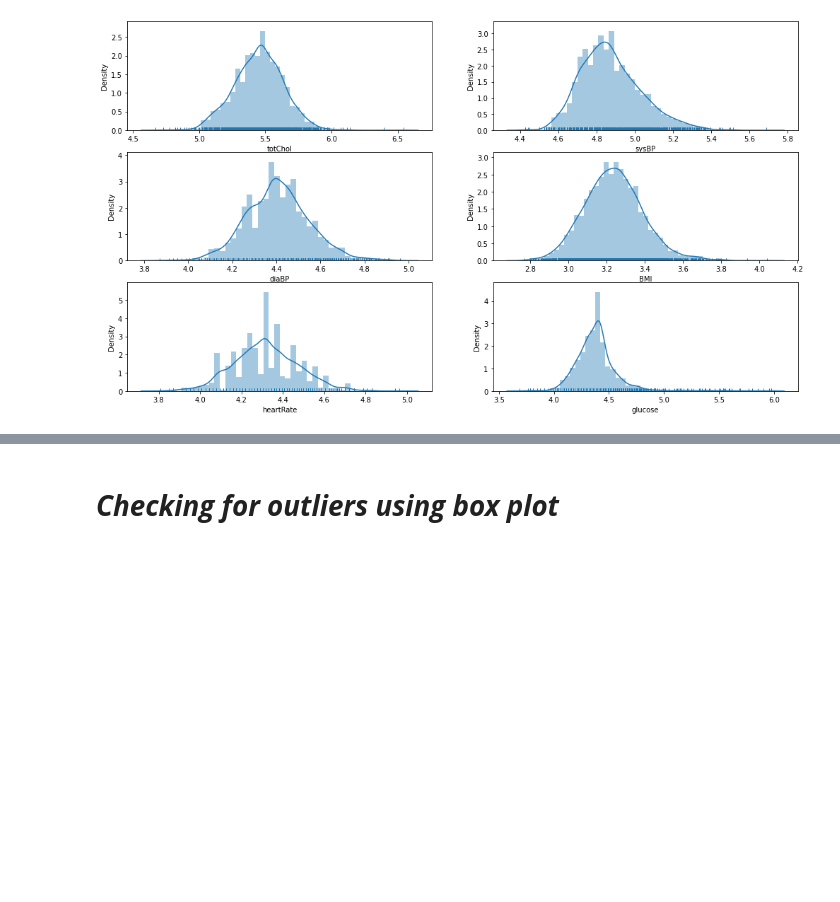
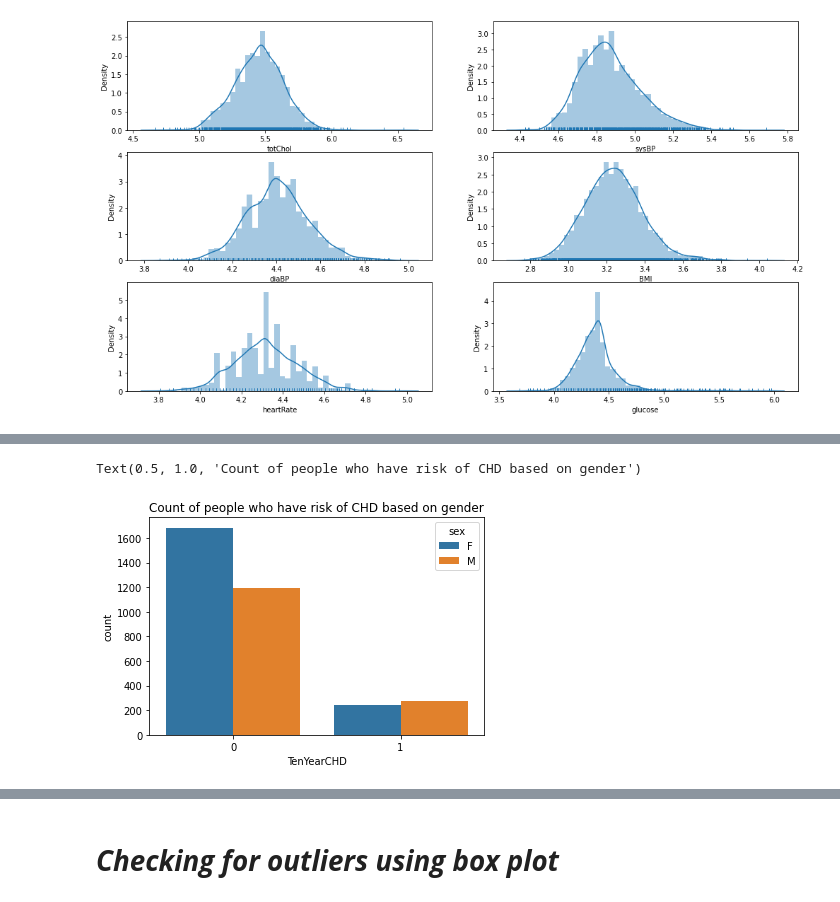
Before and after one commit to SuhasTantri/Cardiovascular-Classification, a Jupyter notebook: Raghavendra_Suhas_Team_Cardiovascular_prediction_project.ipynb, the cells around one changed output, grey strips where cells are left out. Saved outputs shown, nothing was run; the diff lists cells and outputs as text; code cells hidden in the pictures; blank space fills up the shorter version.

```diff
--- a/Raghavendra_Suhas_Team_Cardiovascular_prediction_project.ipynb
+++ b/Raghavendra_Suhas_Team_Cardiovascular_prediction_project.ipynb
@@ -185,0 +195,7 @@ for i in range(len(dist_col)):
+# %%
+# Count plot
+sns.countplot(x='TenYearCHD',data=df,hue='sex')
+plt.title('Count of people who have risk of CHD based on gender')
+# %% [output]
+Text(0.5, 1.0, 'Count of people who have risk of CHD based on gender')
+[figure, added]
```
Also changed, not shown: parts of 10 cells of this notebook.
